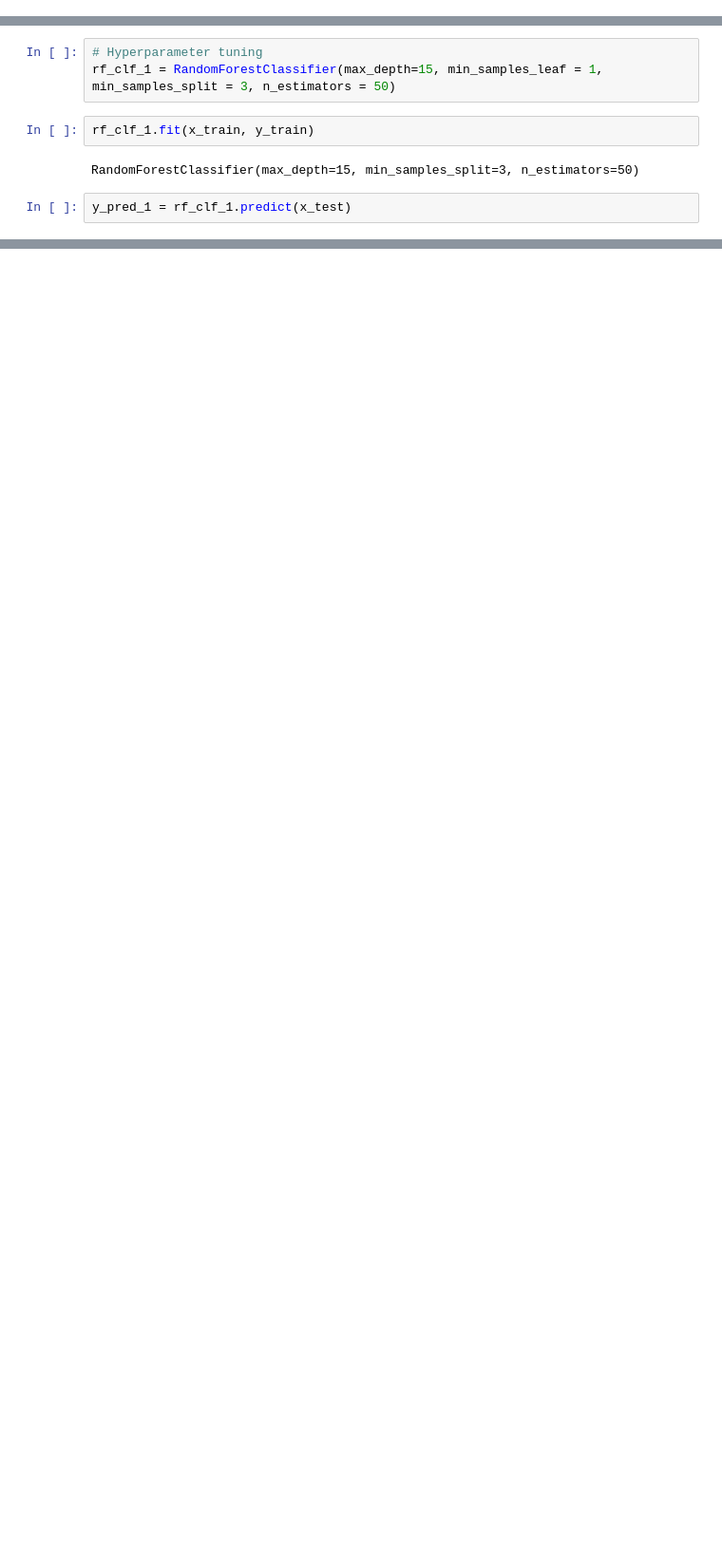
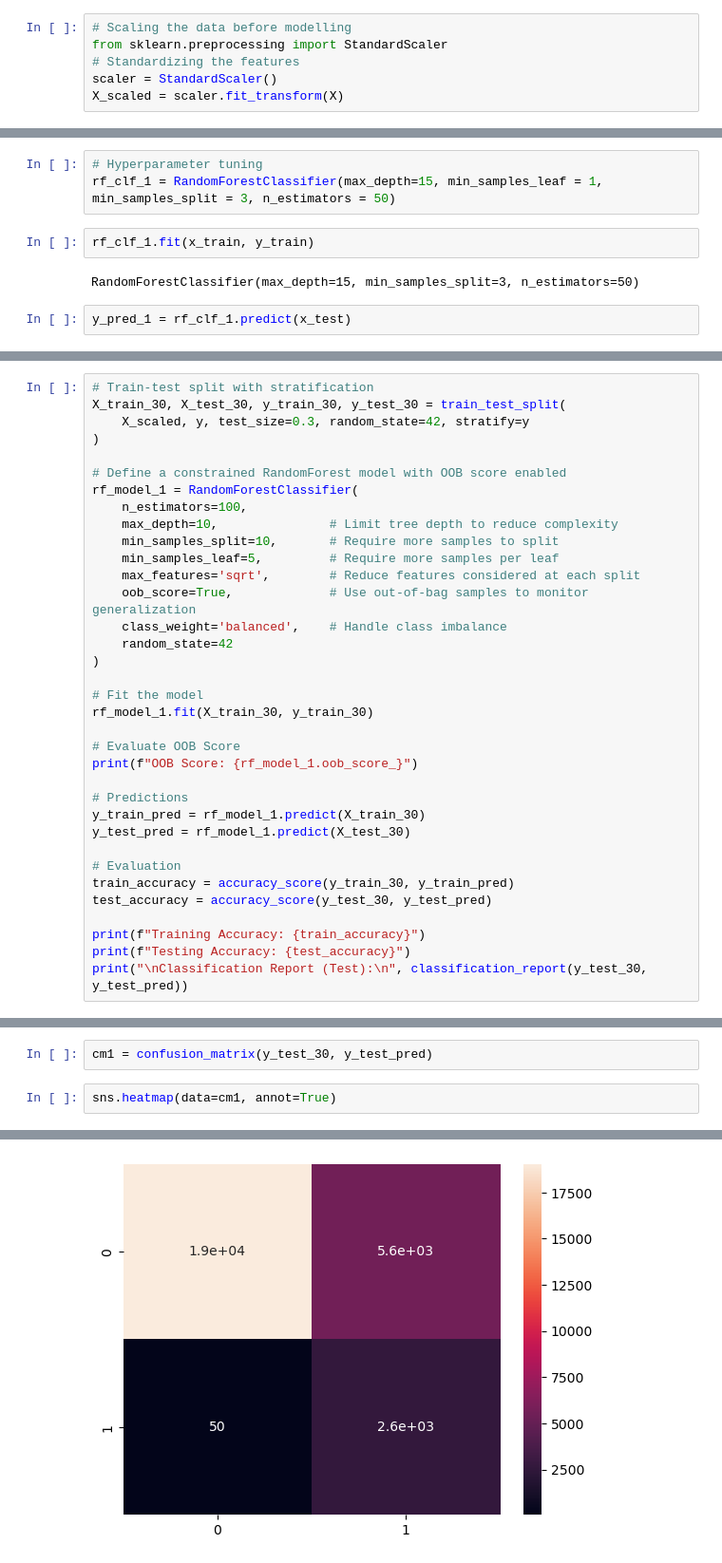
Before and after one commit to gargi-09/FAI-Project, a Jupyter notebook: NASA.ipynb, the cells around one changed output, grey strips where cells are left out. Shown at 95% size. Drawn from its saved outputs; the diff is of its cells as text; blank space fills up the shorter version.

```diff
--- a/NASA.ipynb
+++ b/NASA.ipynb
@@ -312,6 +326,12 @@ y
 90834    0
 90835    0
 Name: hazardous, Length: 90836, dtype: int32
+# %%
+# Scaling the data before modelling
+from sklearn.preprocessing import StandardScaler
+# Standardizing the features
+scaler = StandardScaler()
+X_scaled = scaler.fit_transform(X)
 # %%
 from sklearn.model_selection import train_test_split
 from imblearn.over_sampling import SMOTE
@@ -516,0 +706,35 @@ classification_report()
+# %%
+# Train-test split with stratification
+X_train_30, X_test_30, y_train_30, y_test_30 = train_test_split(
+    X_scaled, y, test_size=0.3, random_state=42, stratify=y
+)
+
+# Define a constrained RandomForest model with OOB score enabled
+rf_model_1 = RandomForestClassifier(
+    n_estimators=100,
+    max_depth=10,               # Limit tree depth to reduce complexity
+    min_samples_split=10,       # Require more samples to split
+    min_samples_leaf=5,         # Require more samples per leaf
+    max_features='sqrt',        # Reduce features considered at each split
+    oob_score=True,             # Use out-of-bag samples to monitor generalization
+    class_weight='balanced',    # Handle class imbalance
+    random_state=42
+)
+
+# Fit the model
+rf_model_1.fit(X_train_30, y_train_30)
+
+# Evaluate OOB Score
+print(f"OOB Score: {rf_model_1.oob_score_}")
+
+# Predictions
+y_train_pred = rf_model_1.predict(X_train_30)
+y_test_pred = rf_model_1.predict(X_test_30)
+
+# Evaluation
+train_accuracy = accuracy_score(y_train_30, y_train_pred)
+test_accuracy = accuracy_score(y_test_30, y_test_pred)
+
+print(f"Training Accuracy: {train_accuracy}")
+print(f"Testing Accuracy: {test_accuracy}")
+print("\nClassification Report (Test):\n", classification_report(y_test_30, y_test_pred))
@@ -516,0 +761,5 @@ classification_report()
+# %%
+cm1 = confusion_matrix(y_test_30, y_test_pred)
+# %%
+sns.heatmap(data=cm1, annot=True)
+# %% [output]
@@ -516,0 +767 @@ classification_report()
+[figure, added]
```
Also changed, not shown: parts of 49 cells of this notebook.
